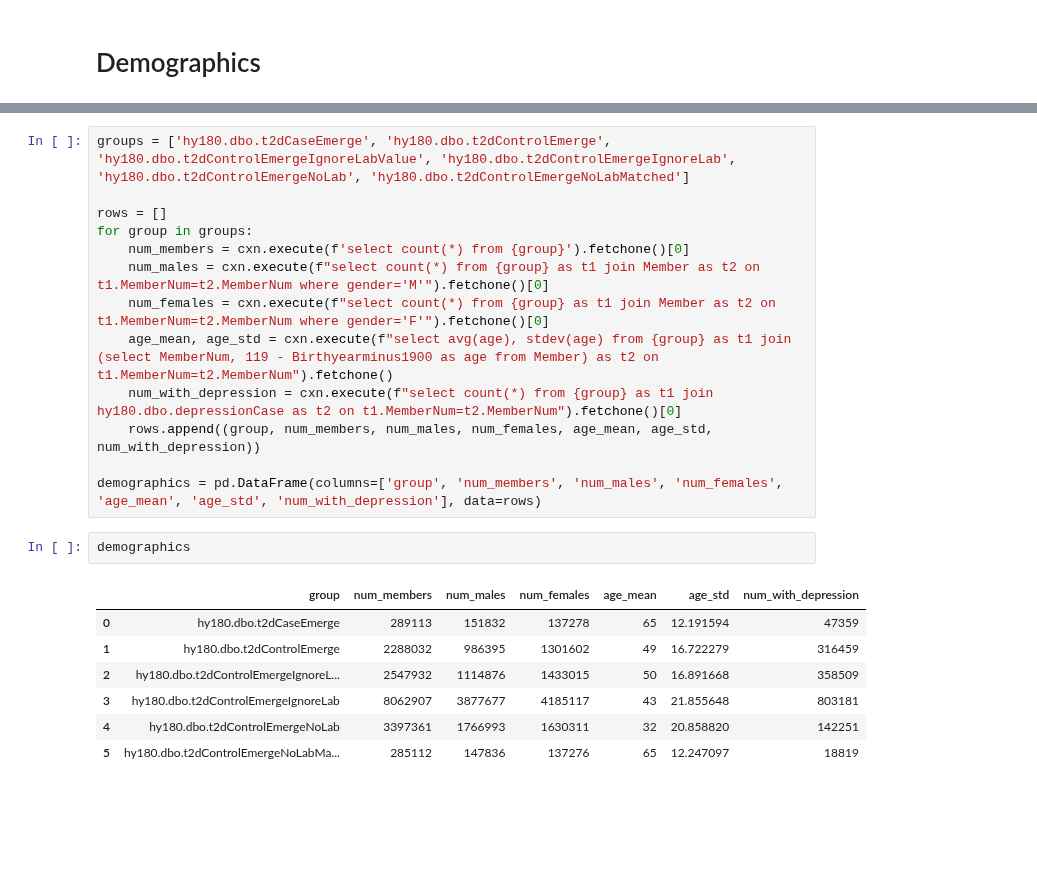
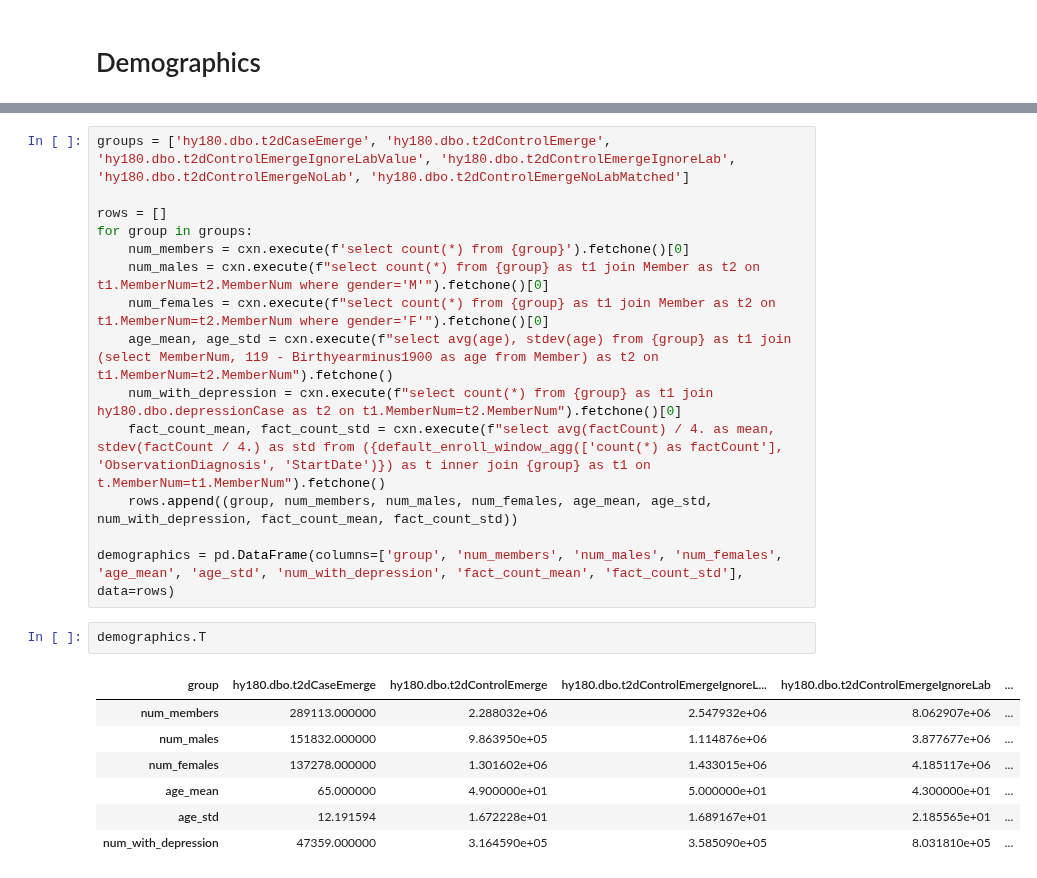
Before and after one commit to brettbj/association-robustness, a Jupyter notebook: Paper figs.ipynb, the cells around one changed output, grey strips where cells are left out. Cells and saved outputs as stored; diff of their text form; blank space fills up the shorter version.

Commit message:
Add fact count to demographics

```diff
--- a/Paper figs.ipynb
+++ b/Paper figs.ipynb
@@ -172,16 +186,17 @@ for group in groups:
     num_females = cxn.execute(f"select count(*) from {group} as t1 join Member as t2 on t1.MemberNum=t2.MemberNum where gender='F'").fetchone()[0]
     age_mean, age_std = cxn.execute(f"select avg(age), stdev(age) from {group} as t1 join (select MemberNum, 119 - Birthyearminus1900 as age from Member) as t2 on t1.MemberNum=t2.MemberNum").fetchone()
     num_with_depression = cxn.execute(f"select count(*) from {group} as t1 join hy180.dbo.depressionCase as t2 on t1.MemberNum=t2.MemberNum").fetchone()[0]
-    rows.append((group, num_members, num_males, num_females, age_mean, age_std, num_with_depression))
+    fact_count_mean, fact_count_std = cxn.execute(f"select avg(factCount) / 4. as mean, stdev(factCount / 4.) as std from ({default_enroll_window_agg(['count(*) as factCount'], 'ObservationDiagnosis', 'StartDate')}) as t inner join {group} as t1 on t.MemberNum=t1.MemberNum").fetchone()
+    rows.append((group, num_members, num_males, num_females, age_mean, age_std, num_with_depression, fact_count_mean, fact_count_std))
 
-demographics = pd.DataFrame(columns=['group', 'num_members', 'num_males', 'num_females', 'age_mean', 'age_std', 'num_with_depression'], data=rows)
+demographics = pd.DataFrame(columns=['group', 'num_members', 'num_males', 'num_females', 'age_mean', 'age_std', 'num_with_depression', 'fact_count_mean', 'fact_count_std'], data=rows)
 # %%
-demographics
+demographics.T
 # %% [output]
-|  | group | num_members | num_males | num_females | age_mean | age_std | num_with_depression |
-| 0 | hy180.dbo.t2dCaseEmerge | 289113 | 151832 | 137278 | 65 | 12.191594 | 47359 |
-| 1 | hy180.dbo.t2dControlEmerge | 2288032 | 986395 | 1301602 | 49 | 16.722279 | 316459 |
-| 2 | hy180.dbo.t2dControlEmergeIgnoreL... | 2547932 | 1114876 | 1433015 | 50 | 16.891668 | 358509 |
-| 3 | hy180.dbo.t2dControlEmergeIgnoreLab | 8062907 | 3877677 | 4185117 | 43 | 21.855648 | 803181 |
-| 4 | hy180.dbo.t2dControlEmergeNoLab | 3397361 | 1766993 | 1630311 | 32 | 20.858820 | 142251 |
-| 5 | hy180.dbo.t2dControlEmergeNoLabMa... | 285112 | 147836 | 137276 | 65 | 12.247097 | 18819 |
+| group | hy180.dbo.t2dCaseEmerge | hy180.dbo.t2dControlEmerge | hy180.dbo.t2dControlEmergeIgnoreL... | hy180.dbo.t2dControlEmergeIgnoreLab | ... |
+| num_members | 289113.000000 | 2.288032e+06 | 2.547932e+06 | 8.062907e+06 | ... |
+| num_males | 151832.000000 | 9.863950e+05 | 1.114876e+06 | 3.877677e+06 | ... |
+| num_females | 137278.000000 | 1.301602e+06 | 1.433015e+06 | 4.185117e+06 | ... |
+| age_mean | 65.000000 | 4.900000e+01 | 5.000000e+01 | 4.300000e+01 | ... |
+| age_std | 12.191594 | 1.672228e+01 | 1.689167e+01 | 2.185565e+01 | ... |
+| num_with_depression | 47359.000000 | 3.164590e+05 | 3.585090e+05 | 8.031810e+05 | ... |
```
Also changed, not shown: parts of 2 cells of this notebook.
